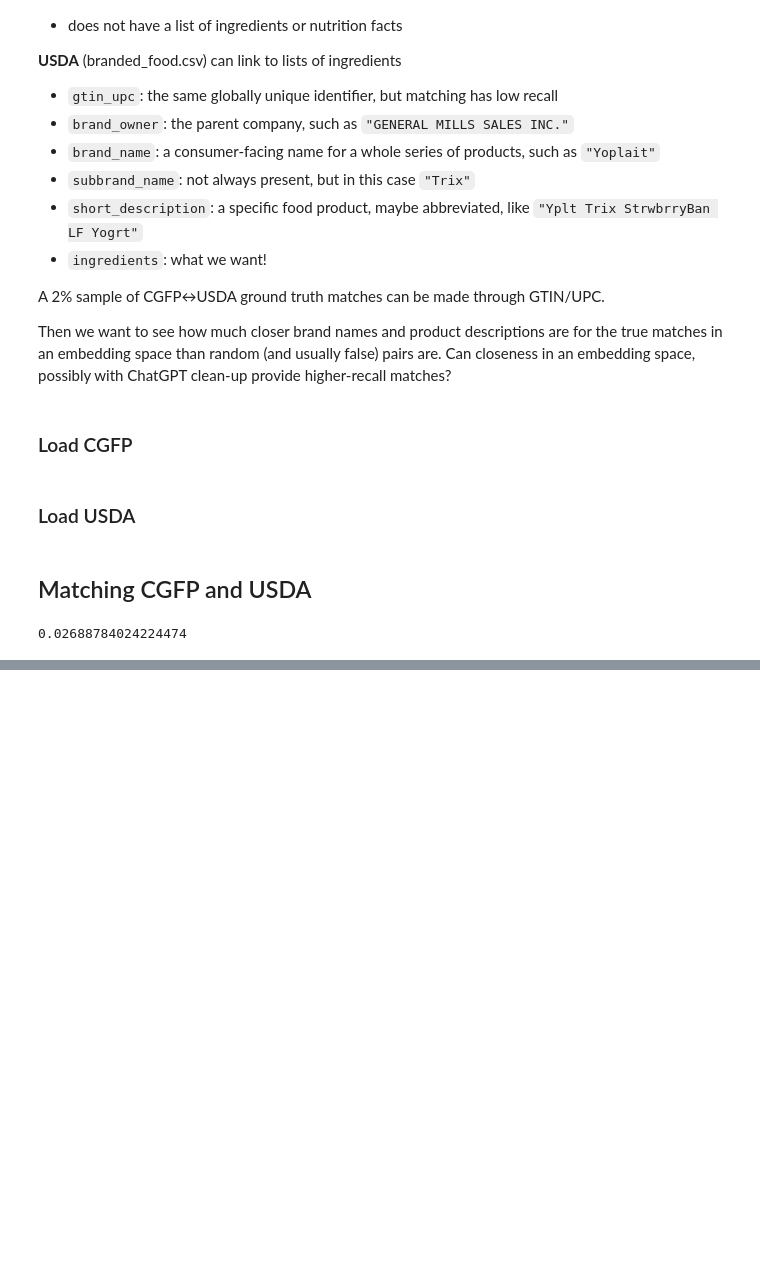
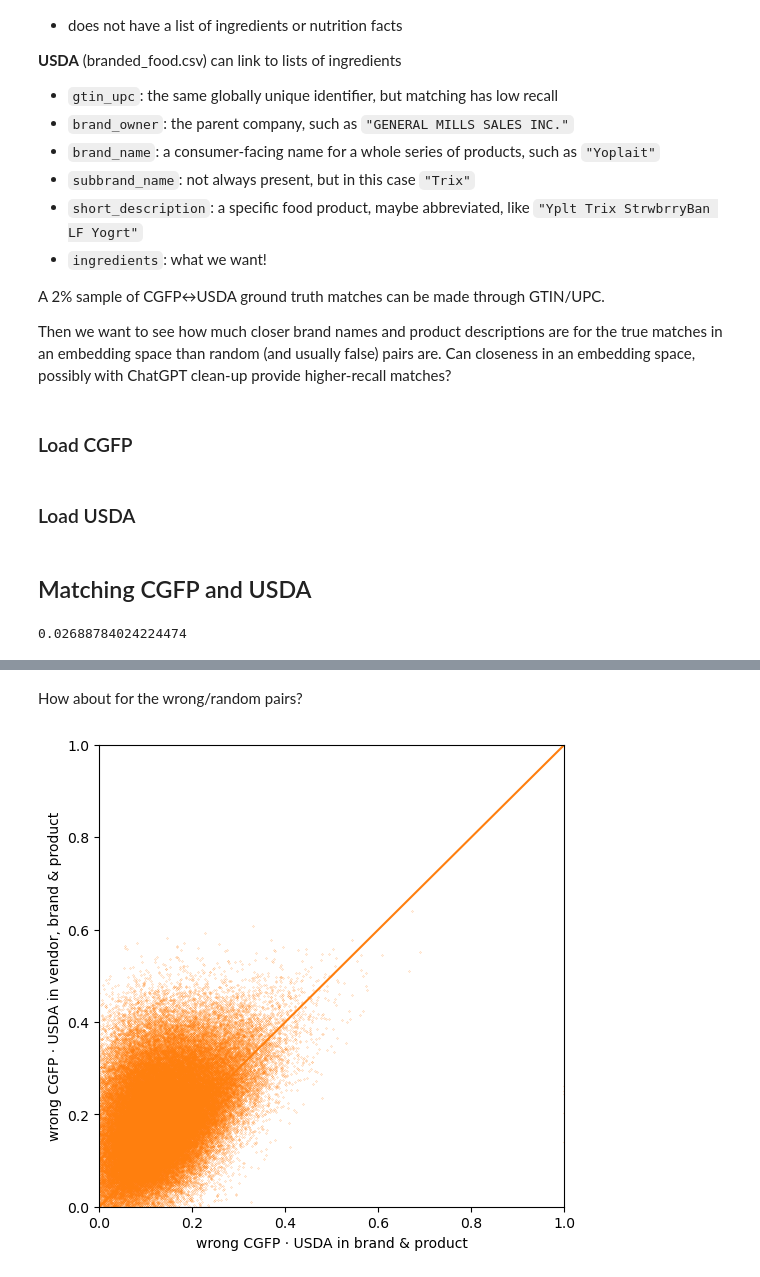
Before and after one commit to uchicago-dsi/good-food-purchasing-nova-classification, a Jupyter notebook: notebooks/match-with-sentence-transformers.ipynb, the cells around one changed output, grey strips where cells are left out. Drawn from its saved outputs; the diff is of its cells as text; code cells hidden in the pictures; blank space fills up the shorter version.

```diff
--- a/notebooks/match-with-sentence-transformers.ipynb
+++ b/notebooks/match-with-sentence-transformers.ipynb
@@ -121,0 +532,28 @@ cgfp_usda.take(np.random.permutation(len(cgfp_usda))[:60])[["Product Type", "bra
+# %% [markdown]
+How about for the wrong/random pairs?
+# %%
+fig, ax = plt.subplots(figsize=(6, 6))
+
+ax.scatter(
+    [np.dot(x, y) for x, y in zip(wrong_cgfp_brand_product, wrong_usda_brand_product)],
+    [
+        np.dot(x, y)
+        for x, y in zip(
+            wrong_cgfp_vendor_brand_product, wrong_usda_vendor_brand_product
+        )
+    ],
+    marker=".",
+    color=default_colors[1],
+    s=0.1,
+)
+ax.plot([0, 1], [0, 1], color=default_colors[1])
+
+ax.set_xlabel("wrong CGFP \u00b7 USDA in brand & product")
+ax.set_ylabel("wrong CGFP \u00b7 USDA in vendor, brand & product")
+
+ax.set_xlim(0, 1)
+ax.set_ylim(0, 1)
+
+None
+# %% [output]
+[figure, added]
```
Also changed, not shown: parts of 30 cells of this notebook.
